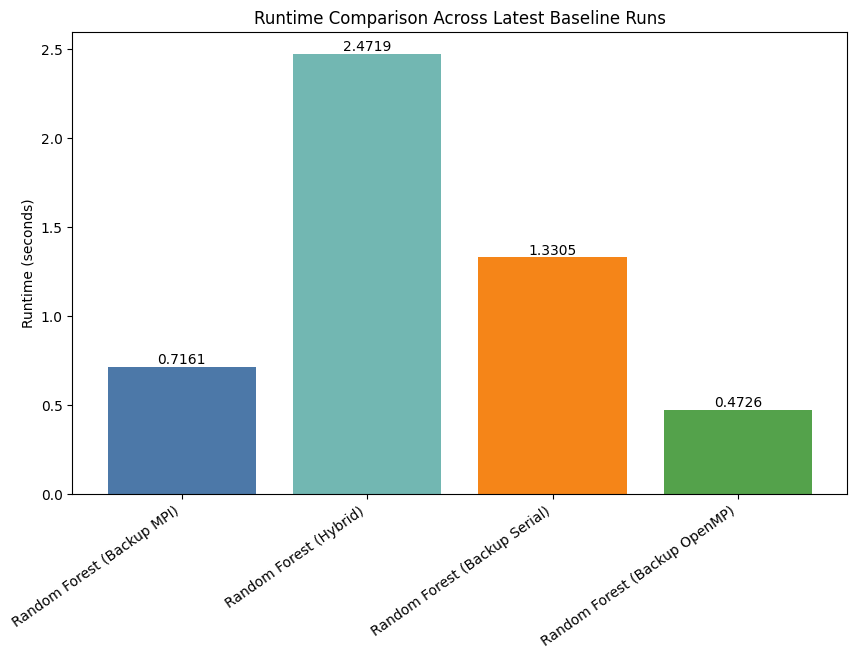
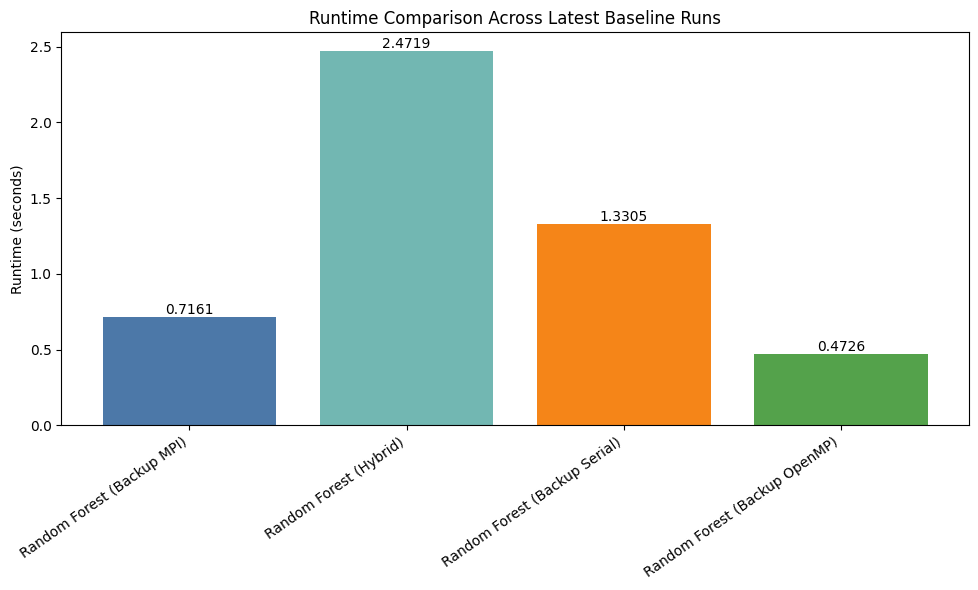
The change to this notebook cell's code, shown as a diff; its figure went from the first image to the second:
--- before
+++ after
@@ -1,2 +1,5 @@
+PLOTS_DIR = RESULTS_DIR / "plots"
+PLOTS_DIR.mkdir(parents=True, exist_ok=True)
+
 plt.figure(figsize=(10, 6))
 plt.bar(baseline_df["model_name"], baseline_df["runtime_sec"], color=["#4C78A8", "#72B7B2", "#F58518", "#54A24B"])
@@ -6,3 +9,5 @@
 for idx, value in enumerate(baseline_df["runtime_sec"]):
     plt.text(idx, value, f"{value:.4f}", ha="center", va="bottom")
+plt.tight_layout()
+plt.savefig(PLOTS_DIR / "baseline_runtime.png", dpi=300, bbox_inches="tight")
 plt.show()

Commit: Curate results and add notebook plot outputs